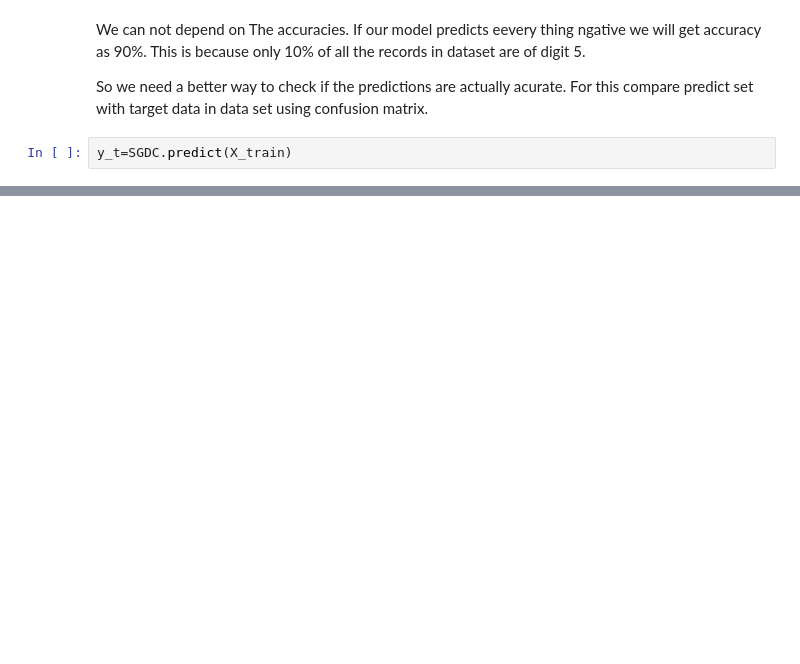
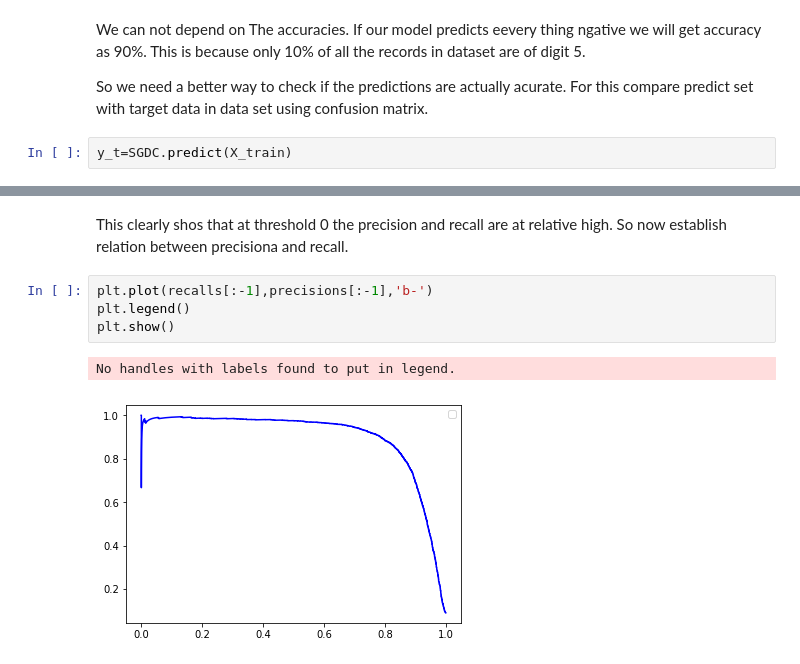
Before and after one commit to venkat2ram/Python, a Jupyter notebook: Chapter3_Mnist.ipynb, the cells around one changed output, grey strips where cells are left out. Saved outputs shown, nothing was run; the diff lists cells and outputs as text; blank space fills up the shorter version.

```diff
--- a/Chapter3_Mnist.ipynb
+++ b/Chapter3_Mnist.ipynb
@@ -104,0 +161,9 @@ array([[54136,  1163],
+# %% [markdown]
+This clearly shos that at threshold 0 the precision and recall are at relative high. So now establish relation between precisiona and recall.
+# %%
+plt.plot(recalls[:-1],precisions[:-1],'b-')
+plt.legend()
+plt.show()
+# %% [output]
+No handles with labels found to put in legend.
+[figure, added]
```
Also changed, not shown: parts of 18 cells of this notebook.
